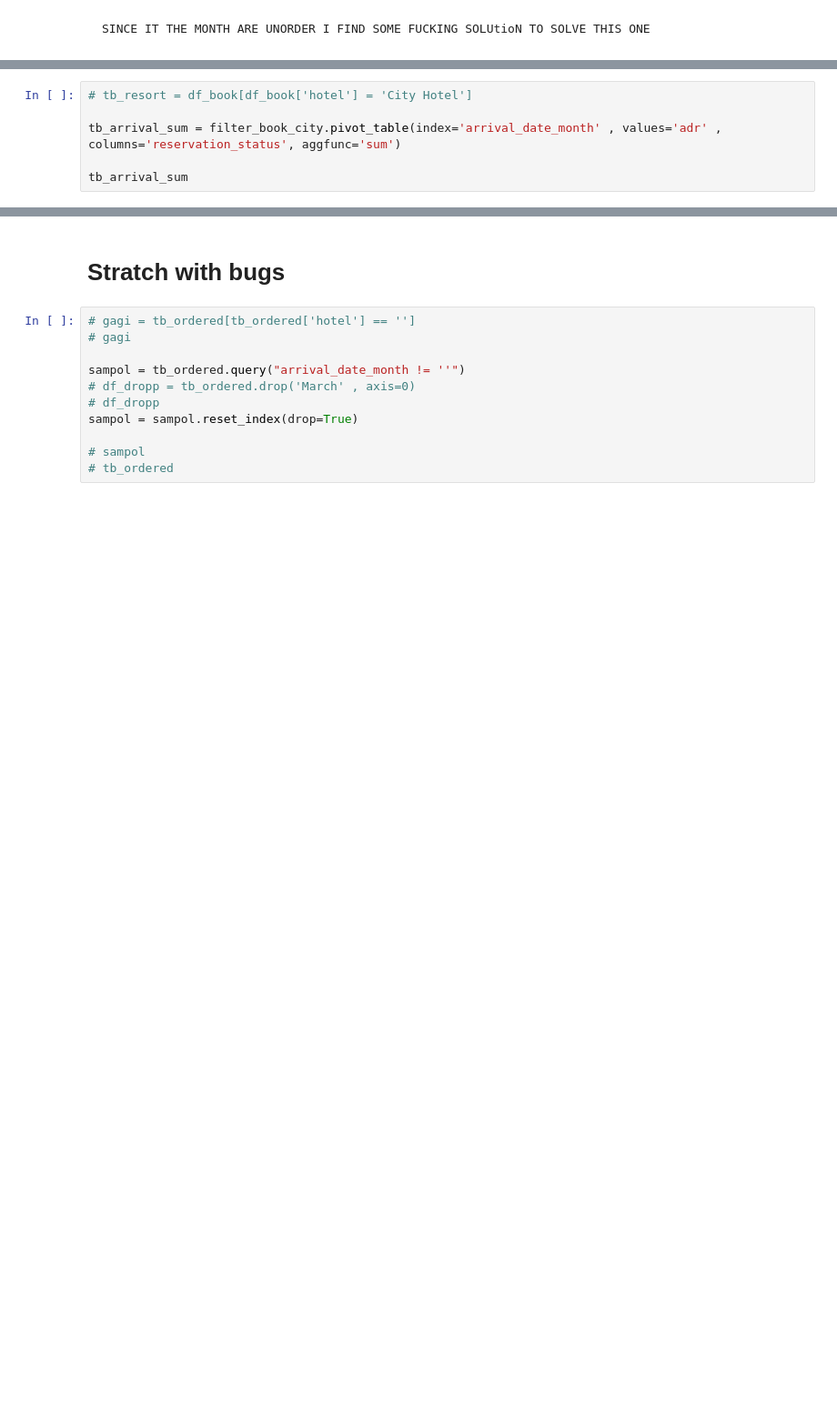
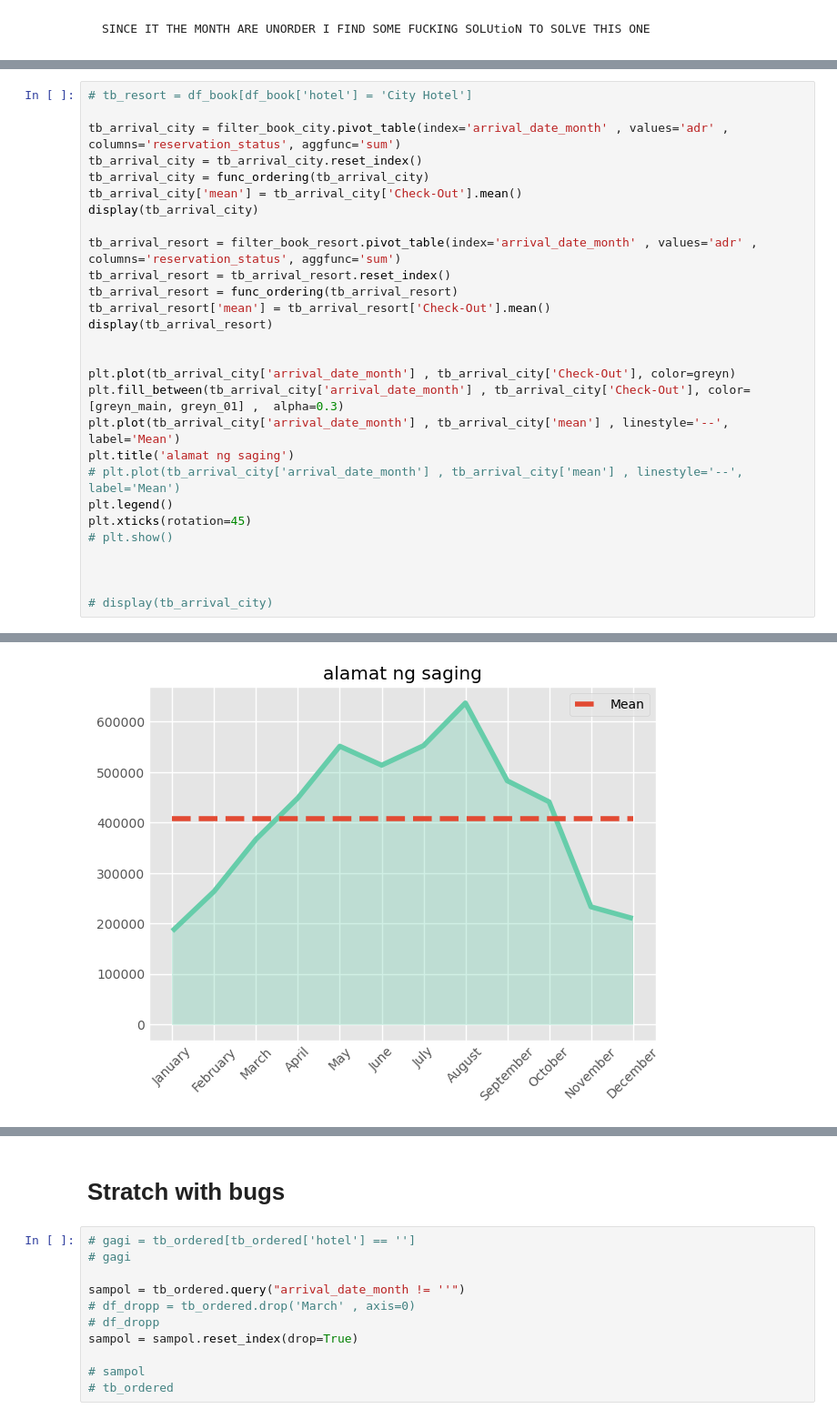
Before and after one commit to ProtacioUno/VinluanEner-Porfolio-Labs, a Jupyter notebook: Matplotlib/hotel.ipynb, the cells around one changed output, grey strips where cells are left out. Shown at 91% size. Drawn from its saved outputs; the diff is of its cells as text; blank space fills up the shorter version.

```diff
--- a/Matplotlib/hotel.ipynb
+++ b/Matplotlib/hotel.ipynb
@@ -189,6 +330,29 @@ ax[1].legend()
 # %%
 # tb_resort = df_book[df_book['hotel'] = 'City Hotel']
 
-tb_arrival_sum = filter_book_city.pivot_table(index='arrival_date_month' , values='adr' , columns='reservation_status', aggfunc='sum')
+tb_arrival_city = filter_book_city.pivot_table(index='arrival_date_month' , values='adr' , columns='reservation_status', aggfunc='sum')
+tb_arrival_city = tb_arrival_city.reset_index()
+tb_arrival_city = func_ordering(tb_arrival_city)
+tb_arrival_city['mean'] = tb_arrival_city['Check-Out'].mean()
+display(tb_arrival_city)
 
-tb_arrival_sum
+tb_arrival_resort = filter_book_resort.pivot_table(index='arrival_date_month' , values='adr' , columns='reservation_status', aggfunc='sum')
+tb_arrival_resort = tb_arrival_resort.reset_index()
+tb_arrival_resort = func_ordering(tb_arrival_resort)
+tb_arrival_resort['mean'] = tb_arrival_resort['Check-Out'].mean()
+display(tb_arrival_resort)
+
+
+plt.plot(tb_arrival_city['arrival_date_month'] , tb_arrival_city['Check-Out'], color=greyn)
+plt.fill_between(tb_arrival_city['arrival_date_month'] , tb_arrival_city['Check-Out'], color=[greyn_main, greyn_01] ,  alpha=0.3)
+plt.plot(tb_arrival_city['arrival_date_month'] , tb_arrival_city['mean'] , linestyle='--', label='Mean')
+plt.title('alamat ng saging')
+# plt.plot(tb_arrival_city['arrival_date_month'] , tb_arrival_city['mean'] , linestyle='--', label='Mean')
+plt.legend()
+plt.xticks(rotation=45)
+# plt.show()
+
+
+
+# display(tb_arrival_city)
+# %% [output]
@@ -195 +398,2 @@ tb_arrival_sum
+[figure, added]
 # %%
```
Also changed, not shown: parts of 18 cells of this notebook, 2 other files.
